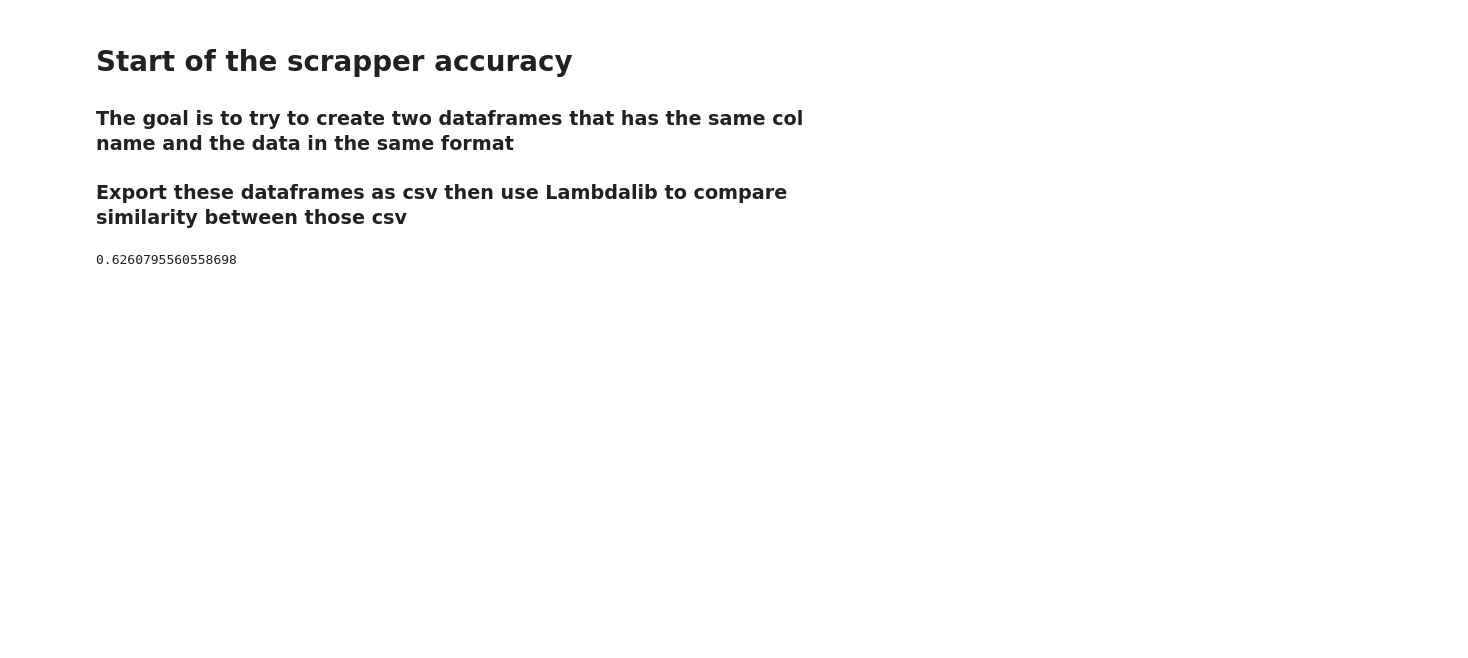
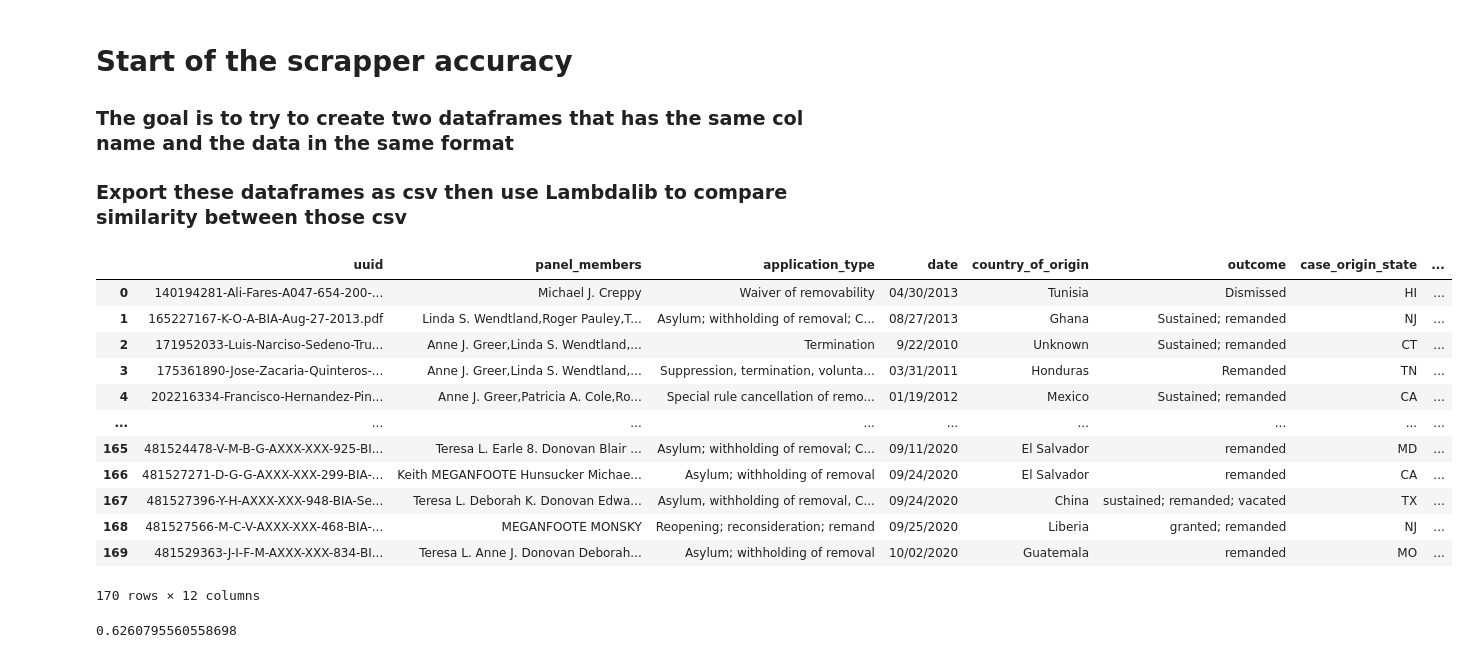
Before and after one commit to BloomTech-Labs/human-rights-first-asylum-ds-a, a Jupyter notebook: notebooks/tool_scrapper_accuracy.ipynb, the cells around one changed output. Drawn from its saved outputs; the diff is of its cells as text; code cells hidden in the pictures; blank space fills up the shorter version.

```diff
--- a/notebooks/tool_scrapper_accuracy.ipynb
+++ b/notebooks/tool_scrapper_accuracy.ipynb
@@ -734,6 +724,22 @@ df_manual = wrangle_manual('manually_scrapped.csv')
 
 # Drop cols not hand scrappe by stake holders
 df_scrape.drop(columns=['decision_type', 'gender'], inplace=True)
+# %%
+df_manual
+# %% [output]
+|  | uuid | panel_members | application_type | date | country_of_origin | outcome | case_origin_state | ... |
+| 0 | 140194281-Ali-Fares-A047-654-200-... | Michael J. Creppy | Waiver of removability | 04/30/2013 | Tunisia | Dismissed | HI | ... |
+| 1 | 165227167-K-O-A-BIA-Aug-27-2013.pdf | Linda S. Wendtland,Roger Pauley,T... | Asylum; withholding of removal; C... | 08/27/2013 | Ghana | Sustained; remanded | NJ | ... |
+| 2 | 171952033-Luis-Narciso-Sedeno-Tru... | Anne J. Greer,Linda S. Wendtland,... | Termination | 9/22/2010 | Unknown | Sustained; remanded | CT | ... |
+| 3 | 175361890-Jose-Zacaria-Quinteros-... | Anne J. Greer,Linda S. Wendtland,... | Suppression, termination, volunta... | 03/31/2011 | Honduras | Remanded | TN | ... |
+| 4 | 202216334-Francisco-Hernandez-Pin... | Anne J. Greer,Patricia A. Cole,Ro... | Special rule cancellation of remo... | 01/19/2012 | Mexico | Sustained; remanded | CA | ... |
+| ... | ... | ... | ... | ... | ... | ... | ... | ... |
+| 165 | 481524478-V-M-B-G-AXXX-XXX-925-BI... | Teresa L. Earle 8. Donovan Blair ... | Asylum; withholding of removal; C... | 09/11/2020 | El Salvador | remanded | MD | ... |
+| 166 | 481527271-D-G-G-AXXX-XXX-299-BIA-... | Keith MEGANFOOTE Hunsucker Michae... | Asylum; withholding of removal | 09/24/2020 | El Salvador | remanded | CA | ... |
+| 167 | 481527396-Y-H-AXXX-XXX-948-BIA-Se... | Teresa L. Deborah K. Donovan Edwa... | Asylum, withholding of removal, C... | 09/24/2020 | China | sustained; remanded; vacated | TX | ... |
+| 168 | 481527566-M-C-V-AXXX-XXX-468-BIA-... | MEGANFOOTE MONSKY | Reopening; reconsideration; remand | 09/25/2020 | Liberia | granted; remanded | NJ | ... |
+| 169 | 481529363-J-I-F-M-AXXX-XXX-834-BI... | Teresa L. Anne J. Donovan Deborah... | Asylum; withholding of removal | 10/02/2020 | Guatemala | remanded | MO | ... |
+170 rows × 12 columns
 # %%
 df_scrape.to_csv('df_scrape.csv')
 # %%
```
Also changed, not shown: parts of 1 cell of this notebook, 1 other file.
